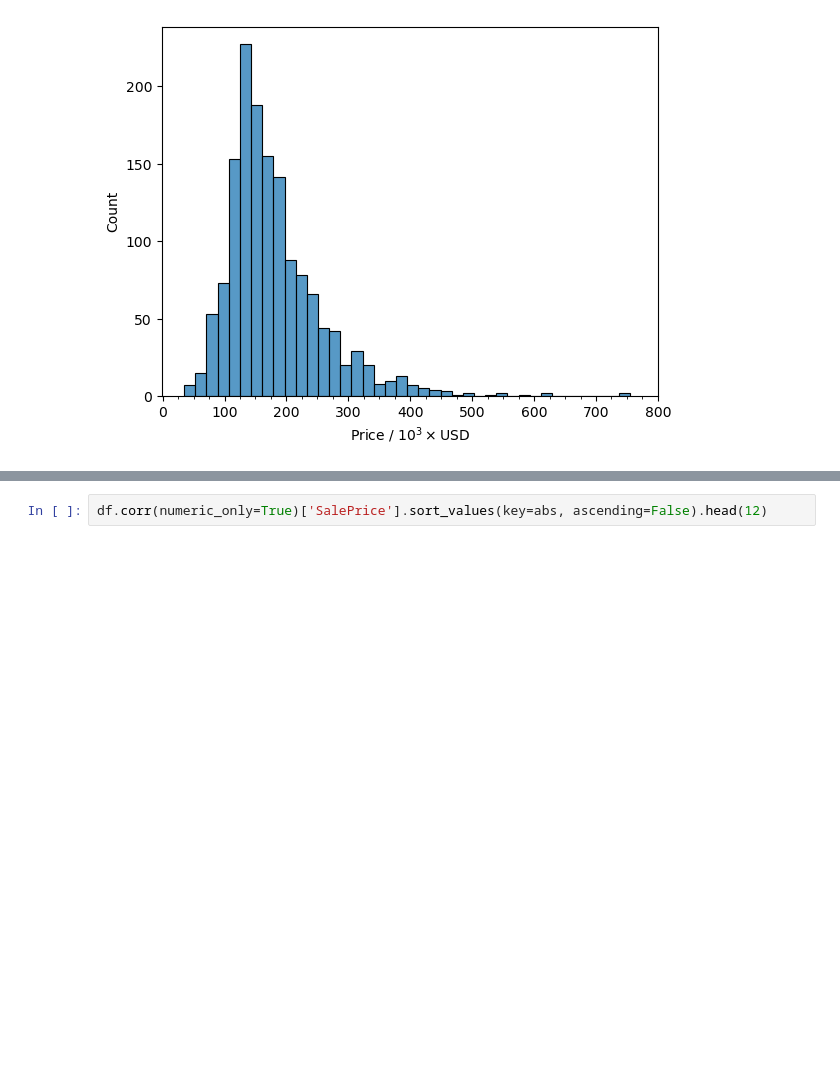
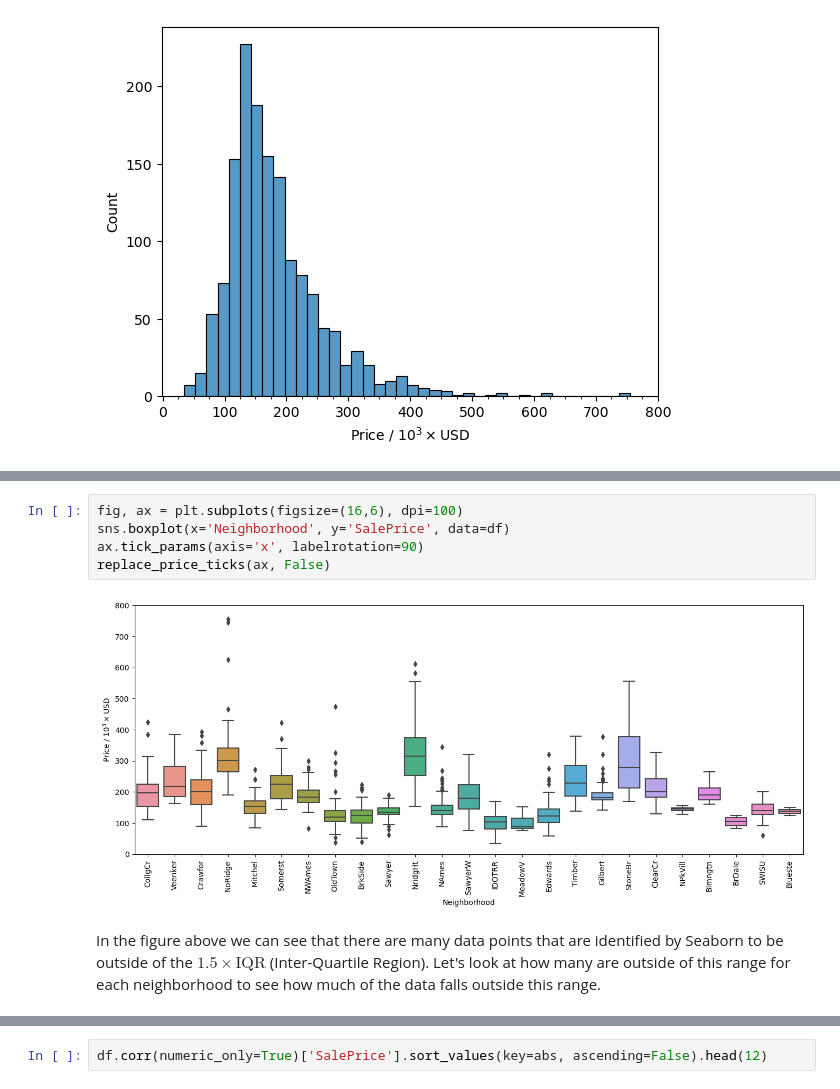
Before and after one commit to herbertludowieg/ames-housing, a Jupyter notebook: source/linear-regression/ames-housing-data.ipynb, the cells around one changed output, grey strips where cells are left out. Drawn from its saved outputs; the diff is of its cells as text; blank space fills up the shorter version.

```diff
--- a/source/linear-regression/ames-housing-data.ipynb
+++ b/source/linear-regression/ames-housing-data.ipynb
@@ -193,0 +277,12 @@ see if we can determine anything based on those values.
+# %%
+fig, ax = plt.subplots(figsize=(16,6), dpi=100)
+sns.boxplot(x='Neighborhood', y='SalePrice', data=df)
+ax.tick_params(axis='x', labelrotation=90)
+replace_price_ticks(ax, False)
+# %% [output]
+[figure, added]
+# %% [markdown]
+In the figure above we can see that there are many data points that are identified by
+Seaborn to be outside of the $1.5 \times \text{IQR}$ (Inter-Quartile Region). Let's
+look at how many are outside of this range for each neighborhood to see how much of
+the data falls outside this range.
```
Also changed, not shown: parts of 57 cells of this notebook.
